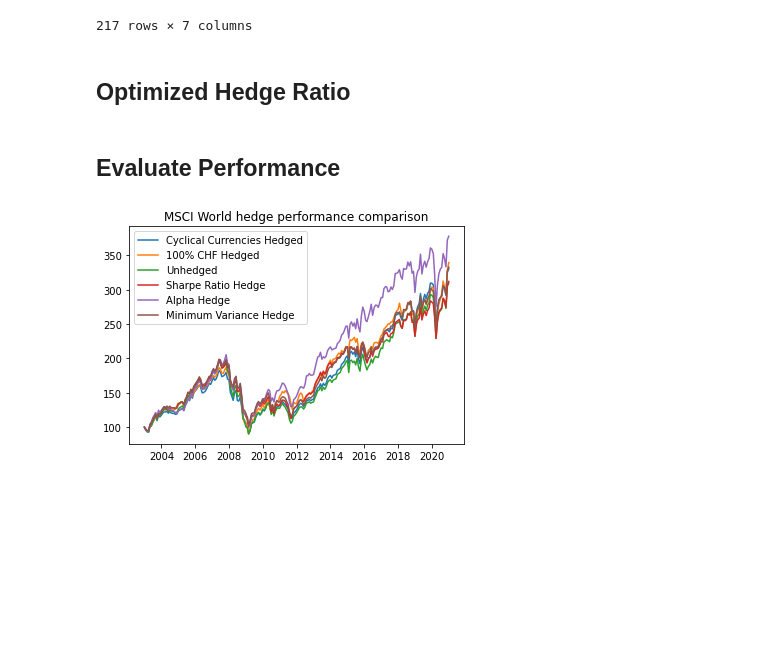
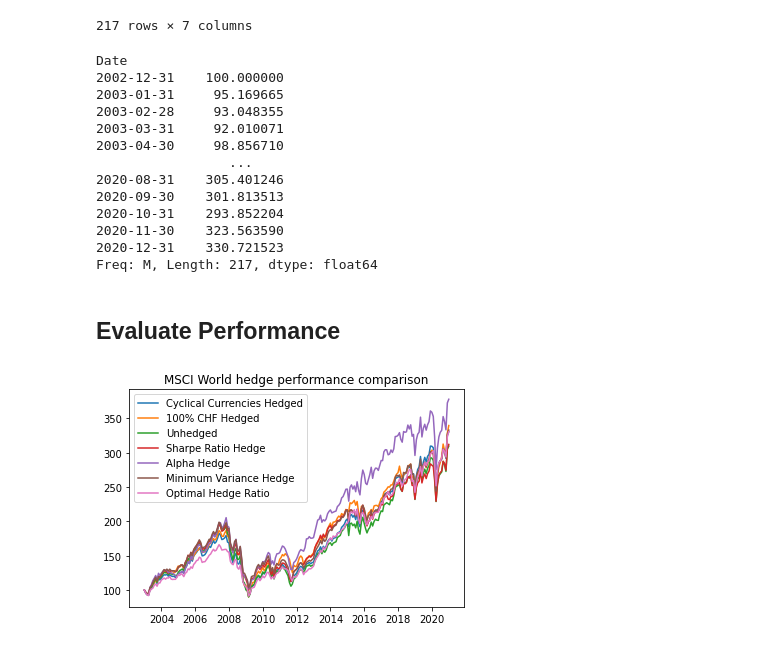
Before and after one commit to Tobias-Mann/Practicioners-Seminar-Notebook, a Jupyter notebook: Notebook.ipynb, the cells around one changed output. Drawn from its saved outputs; the diff is of its cells as text; code cells hidden in the pictures; blank space fills up the shorter version.

Commit message:
Added optimal hedge ratio strategy

```diff
--- a/Notebook.ipynb
+++ b/Notebook.ipynb
@@ -460,3 +464,21 @@ backtest_partial_hedge_weights
+# %%
+# Add optimal hedge ratio strategy
+df_msci_fx_ret = df_msci_w_fx_ret[df_msci_w_fx_ret.index.isin(df_msci_w_fx_ret.index)]
+df_msci_fx_ret.loc[:,'M0WOHCHF Index'] = np.log(df_msci_world_chf).diff()
+cols = list(df_msci_fx_ret.columns)
+cols[-1] = 'MSCI World Total Return CHF'
+df_msci_fx_ret.columns = cols
+df_msci_fx_ret
+
+# 90 Day rolling correlations
+optimal_hedge_weights =  - df_msci_fx_ret[df_fx_direct.columns].rolling('720D', min_periods=20).corr(df_msci_fx_ret['MSCI World Total Return CHF'])
+optimal_hedge_weights = optimal_hedge_weights.resample('M').last()
+backtest_optimal_hedge_ratio_weights = optimal_hedge_weights[optimal_hedge_weights.index.isin(months)]
+
+# To avoid overleverage, set leverage of FX to 1
+backtest_optimal_hedge_ratio_weights = backtest_optimal_hedge_ratio_weights.div(np.abs(backtest_optimal_hedge_ratio_weights).sum(axis=1), axis=0)
+
+backtest_optimal_hedge_ratio_weights['MSCI World'] = 1
 # %%
 # Add strategies from Tobias
 backtest_optimal_hedge_weights = pd.read_csv('optimal_weights.csv', index_col=0, parse_dates=True)
@@ -535,7 +557,7 @@ backtest_partial_hedge_returns = np.log(1+backtest_partial_hedge_returns)
 backtest_partial_hedge = 100*(np.exp(backtest_partial_hedge_returns.cumsum()))
 
 
-# Determine optimal hedged MSCI World returns
+# Determine optimal SR hedged MSCI World returns
 
 backtest_optimal_hedge_returns = backtest_optimal_hedge_weights.shift(1) * backtest_asset_returns
 backtest_optimal_hedge_returns = backtest_optimal_hedge_returns.sum(axis=1)
@@ -567,31 +589,56 @@ backtest_min_var_hedge_returns = np.log(1+backtest_min_var_hedge_returns)
 
 # Create index by multiplying 100 with 1 + simple return over time
 backtest_min_var_hedge = 100*(np.exp(backtest_min_var_hedge_returns.cumsum()))
+
+# Determine returns with optimal hedge ratio
+
+backtest_optimal_hedge_ratio_returns = backtest_optimal_hedge_ratio_weights.shift(1) * backtest_asset_returns
+backtest_optimal_hedge_ratio_returns = backtest_optimal_hedge_ratio_returns.sum(axis=1)
+
+# Change back to log returns to aggregate over time
+backtest_optimal_hedge_ratio_returns = np.log(1+backtest_optimal_hedge_ratio_returns)
+
+# Create index by multiplying 100 with 1 + simple return over time
+backtest_optimal_hedge_ratio_hedge = 100*(np.exp(backtest_optimal_hedge_ratio_returns.cumsum()))
+backtest_optimal_hedge_ratio_hedge
+# %% [output]
+Date
+2002-12-31    100.000000
+2003-01-31     95.169665
+2003-02-28     93.048355
+2003-03-31     92.010071
+2003-04-30     98.856710
+                 ...
+2020-08-31    305.401246
+2020-09-30    301.813513
+2020-10-31    293.852204
+2020-11-30    323.563590
+2020-12-31    330.721523
+Freq: M, Length: 217, dtype: float64
-# %% [markdown]
-## Optimized Hedge Ratio
 # %% [markdown]
 ## Evaluate Performance
 # %%
 # Compare with 100% CHF hedged MSCI World
 backtest_benchmark_hedged_msci_world_returns = np.log(df_msci_world_h_chf_m['M0WOHCHF Index'].loc[backtest_partial_hedge.index]).diff()
 backtest_benchmark_hedged_msci_world = 100*(np.exp(backtest_benchmark_hedged_msci_world_returns.cumsum()))
 
 # Compare with unhedged MSCI World
 backtest_benchmark_unhedged_msci_world_returns = np.log(df_msci_world_chf_m.loc[backtest_partial_hedge.index]).diff()
 backtest_benchmark_unhedged_msci_world = 100*(np.exp(backtest_benchmark_unhedged_msci_world_returns.cumsum()))
 
 plt.plot(backtest_partial_hedge)
 plt.plot(backtest_benchmark_hedged_msci_world)
 plt.plot(backtest_benchmark_unhedged_msci_world)
 plt.plot(backtest_optimal_hedge)
 plt.plot(backtest_alpha_hedge)
 plt.plot(backtest_min_var_hedge)
+plt.plot(backtest_optimal_hedge_ratio_hedge)
 
 plt.title('MSCI World hedge performance comparison')
-plt.legend(['Cyclical Currencies Hedged', '100% CHF Hedged', 'Unhedged', 'Sharpe Ratio Hedge', 'Alpha Hedge', 'Minimum Variance Hedge'])
+plt.legend(['Cyclical Currencies Hedged', '100% CHF Hedged', 'Unhedged', 'Sharpe Ratio Hedge', 'Alpha Hedge', 'Minimum Variance Hedge', 'Optimal Hedge Ratio'])
 plt.savefig('Plots/MSCI_World_hedge_comparison.jpg', dpi=300)
 # %% [output]
-[figure, old version]
+[figure, new version]
 # %%
 # Sharpe Ratio
 def sharpe_ratio(return_series, risk_free_rate_df, return_series_currency='CHF'):
```
Also changed, not shown: parts of 4 cells of this notebook.
